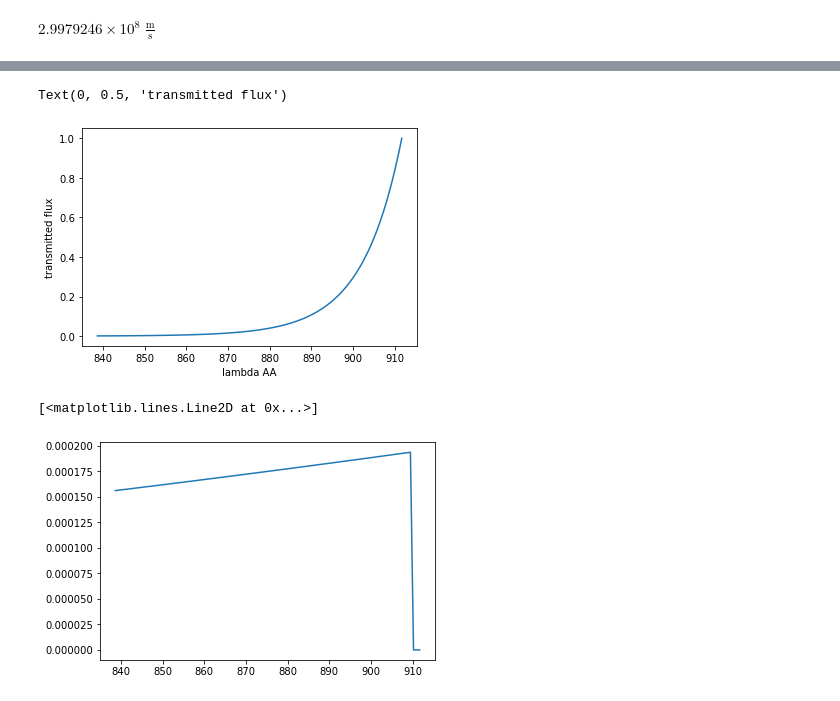
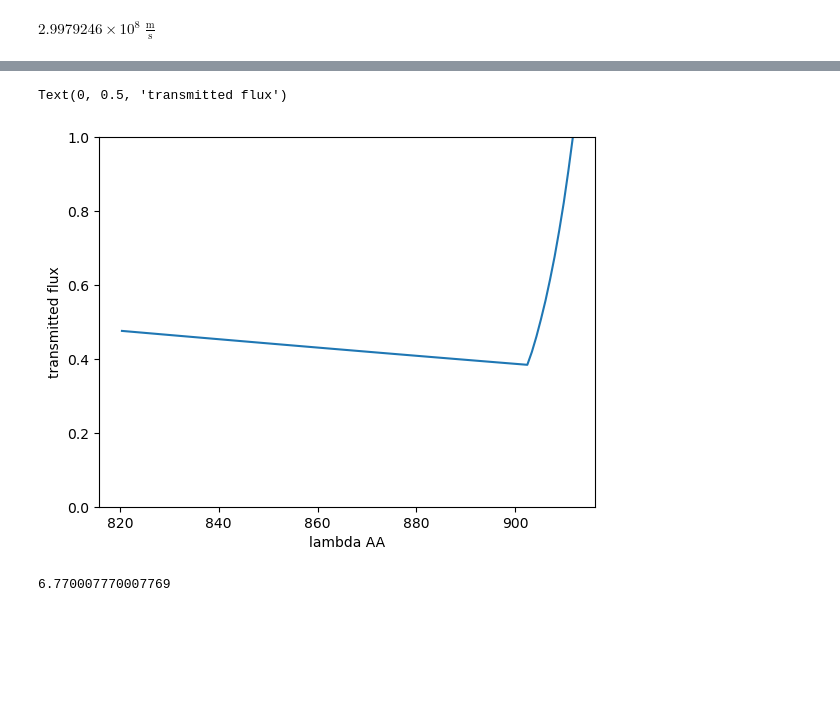
Before and after one commit to zoesuns/mfp, a Jupyter notebook: codes/calc_mfp.ipynb, the cells around one changed output, grey strips where cells are left out. Cells and saved outputs as stored; diff of their text form; code cells hidden in the pictures; blank space fills up the shorter version.

```diff
--- a/codes/calc_mfp.ipynb
+++ b/codes/calc_mfp.ipynb
@@ -80,6 +88,9 @@ def integ_tau(vspec_out,pos_arr_pMpc,nHI,vlos,dr_pMpc,Hz):
     tau_matrix=np.array([tau_per_denpixel(vspec_out,pos_arr_pMpc[i],\
                        nHI[i],vlos[i],dr_pMpc[i],Hz) for i in range(len(pos_arr_pMpc))])
     return np.sum(tau_matrix,axis=0)
+# %%
+vout=np.linspace(0,30000,100)
+AAout=eV2lambdaAA(13.6)*(1-vout/2.9979246e5)
 # %%
 plt.plot(AAout,integ_tau(vout,pos_arr_pMpc,nHI_arr,vlos_arr,dr_pMpc_array,600))
 # %% [output]
@@ -88,7 +99,8 @@ plt.plot(AAout,integ_tau(vout,pos_arr_pMpc,nHI_arr,vlos_arr,dr_pMpc_array,600))
 # %%
 plt.plot(AAout,np.exp(-integ_tau(vout,pos_arr_pMpc,nHI_arr,vlos_arr,dr_pMpc_array,600)))
+plt.ylim(0,1)
 plt.xlabel("lambda AA")
 plt.ylabel("transmitted flux")
 # %% [output]
 Text(0, 0.5, 'transmitted flux')
-[figure, old version]
+[figure, new version]
@@ -95,8 +109,8 @@ Text(0, 0.5, 'transmitted flux')
 # %%
-vout=np.linspace(0,24000,100)
-AAout=eV2lambdaAA(13.6)*(1-vout/2.9979246e5)
+rootpath="/data/hqchen/neutral_patches/"
+folder="F_a0.1287_50pMpc/"
+zuni=1/0.1287-1
+Hz=cosmo.H(zuni).value
+print(zuni)
+# %% [output]
+6.770007770007769
-# %%
-plt.plot(AAout,tau_per_denpixel(vout,1,1e-8,0,0.001,600))
-# %% [output]
-[<matplotlib.lines.Line2D at 0x...>]
-[figure, removed]
```
Also changed, not shown: parts of 32 cells of this notebook, 2 other files.
